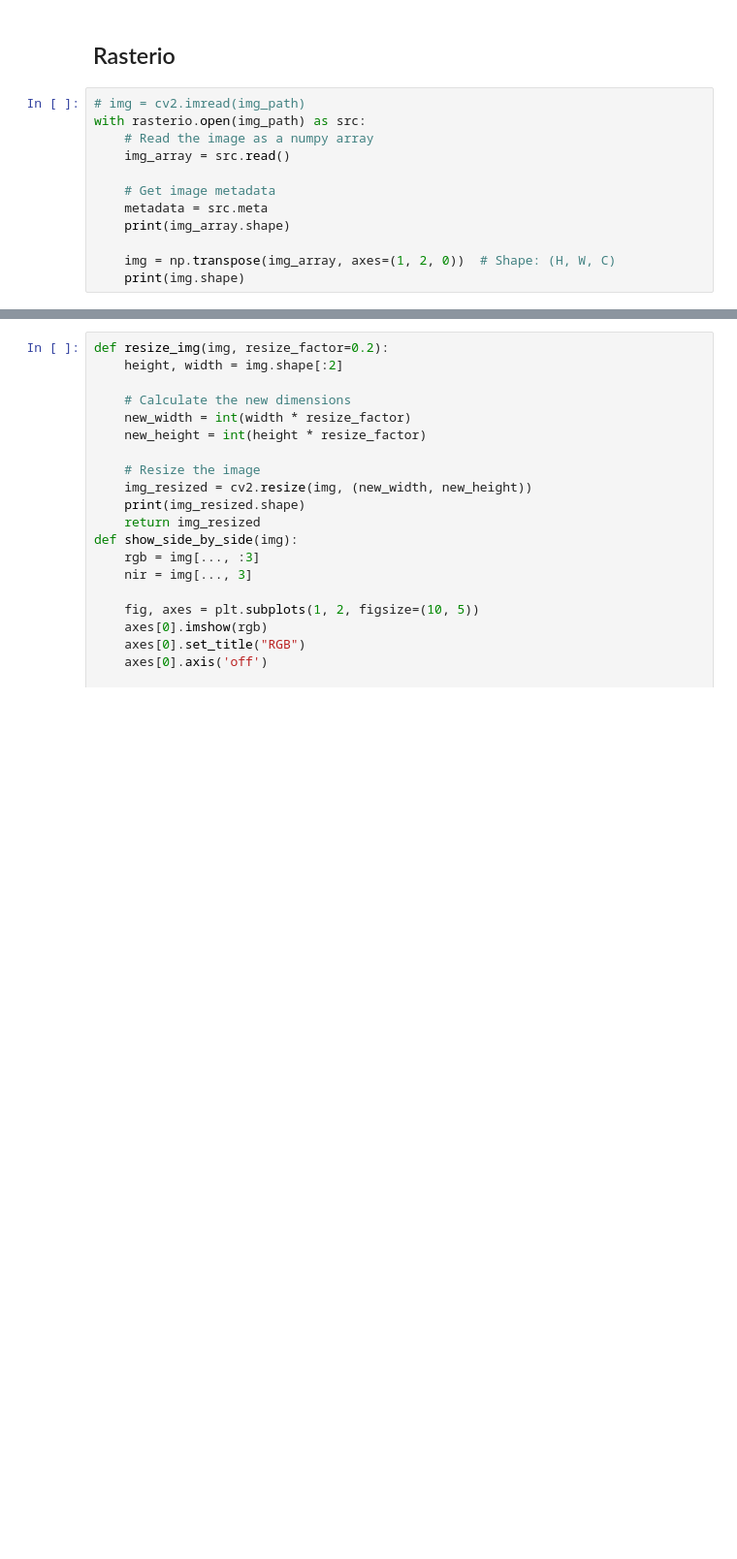
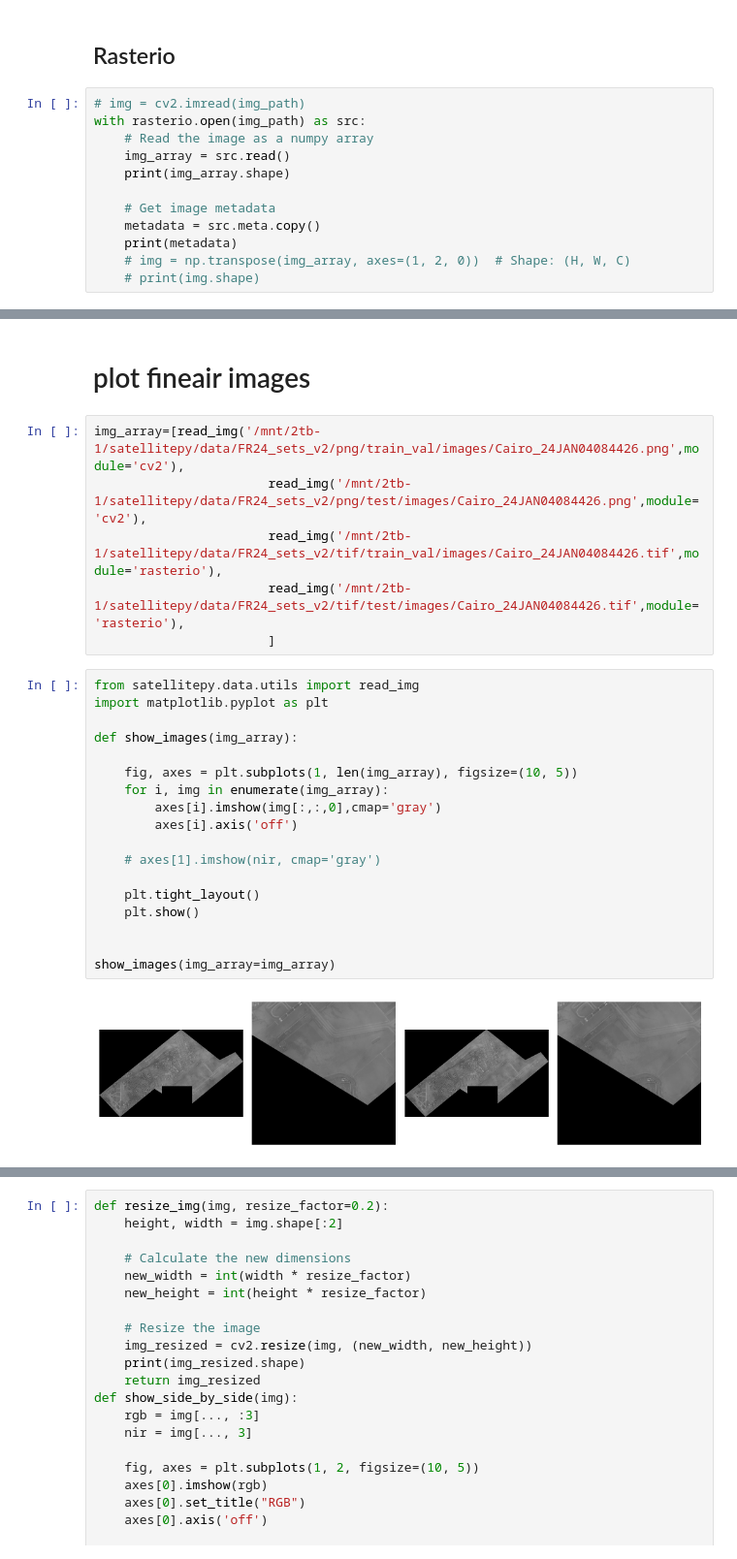
Before and after one commit to Iammuratc/satellitepy, a Jupyter notebook: notebooks/preprocess_fr24_dataset.ipynb, the cells around one changed output, grey strips where cells are left out. Shown at 97% size. Saved outputs shown, nothing was run; the diff lists cells and outputs as text; blank space fills up the shorter version.

Commit message:
fineair stuff

```diff
--- a/notebooks/preprocess_fr24_dataset.ipynb
+++ b/notebooks/preprocess_fr24_dataset.ipynb
@@ -32,11 +33,11 @@ True
 with rasterio.open(img_path) as src:
     # Read the image as a numpy array
     img_array = src.read()
+    print(img_array.shape)
 
     # Get image metadata
-    metadata = src.meta
-    print(img_array.shape)
-
-    img = np.transpose(img_array, axes=(1, 2, 0))  # Shape: (H, W, C)
-    print(img.shape)
+    metadata = src.meta.copy()
+    print(metadata)
+    # img = np.transpose(img_array, axes=(1, 2, 0))  # Shape: (H, W, C)
+    # print(img.shape)
 # %% [output]
@@ -44,0 +83,28 @@ with rasterio.open(img_path) as src:
+# %% [markdown]
+# plot fineair images
+# %%
+img_array=[read_img('/mnt/2tb-1/satellitepy/data/FR24_sets_v2/png/train_val/images/Cairo_24JAN04084426.png',module='cv2'),
+                       read_img('/mnt/2tb-1/satellitepy/data/FR24_sets_v2/png/test/images/Cairo_24JAN04084426.png',module='cv2'),
+                       read_img('/mnt/2tb-1/satellitepy/data/FR24_sets_v2/tif/train_val/images/Cairo_24JAN04084426.tif',module='rasterio'),
+                       read_img('/mnt/2tb-1/satellitepy/data/FR24_sets_v2/tif/test/images/Cairo_24JAN04084426.tif',module='rasterio'),
+                       ]
+# %%
+from satellitepy.data.utils import read_img
+import matplotlib.pyplot as plt
+
+def show_images(img_array):
+
+    fig, axes = plt.subplots(1, len(img_array), figsize=(10, 5))
+    for i, img in enumerate(img_array):
+        axes[i].imshow(img[:,:,0],cmap='gray')
+        axes[i].axis('off')
+
+    # axes[1].imshow(nir, cmap='gray')
+
+    plt.tight_layout()
+    plt.show()
+
+
+show_images(img_array=img_array)
+# %% [output]
+[figure, added]
```
Also changed, not shown: parts of 4 cells of this notebook, 1 other file.
